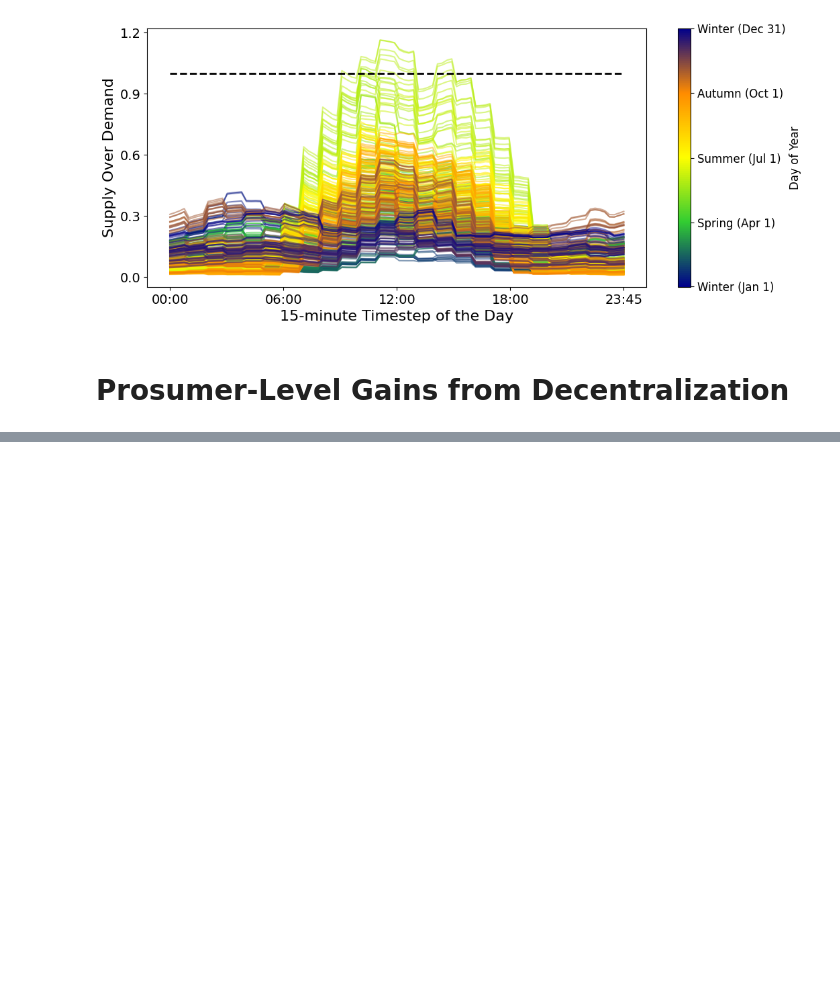
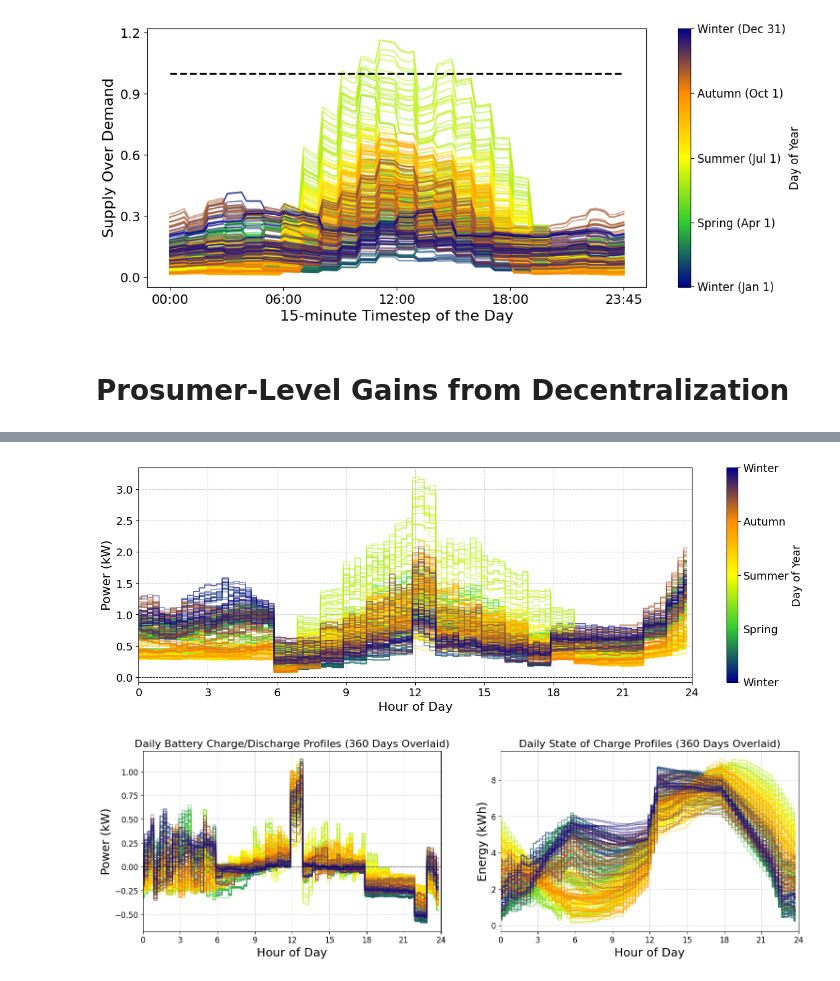
Before and after one commit to leoneleo/Automated_Market_Making_for_Energy_Sharing, a Jupyter notebook: paperResults.ipynb, the cells around one changed output, grey strips where cells are left out. Cells and saved outputs as stored; diff of their text form; code cells hidden in the pictures; blank space fills up the shorter version.

```diff
--- a/paperResults.ipynb
+++ b/paperResults.ipynb
@@ -156,10 +88,13 @@ indDemand
 # %%
-runRH(T,10,alpha_base_yearly,b0_initial,L_input,
-          omega_yearly,s_others_yearly,dfDemand,
+RHresults=runRH(T,360,alpha_base_yearly,b0_initial,L_input,
+          omega_yearly,s_others_yearlyT,dfDemand,
           new_demand_profile,pct_flex,alpha_base_yearly_T,
           B, X, K_max,
           lam_under, lam_over, gamma_hourly,
-          indDemand
+          individual_demand_profile
           )
+k_dayT = RHresults['battery_charge_discharge_kw'].values.reshape(TotalDays, T)
+xnet_dayT = RHresults['net_grid_trade_kw'].values.reshape(TotalDays, T)
+soc_dayT = RHresults['battery_soc_kwh'].values.reshape(TotalDays, T)
 # %% [output]
 Running rolling-horizon simulation...
@@ -179,0 +102,5 @@ Simulation complete.
+# %%
+plotGridRes(T,k_dayT,xnet_dayT,soc_dayT,unique_days,TotalDays,omega_yearly)
+# %% [output]
+[figure, added]
+[figure, added]
```
Also changed, not shown: parts of 9 cells of this notebook, 5 other files.
